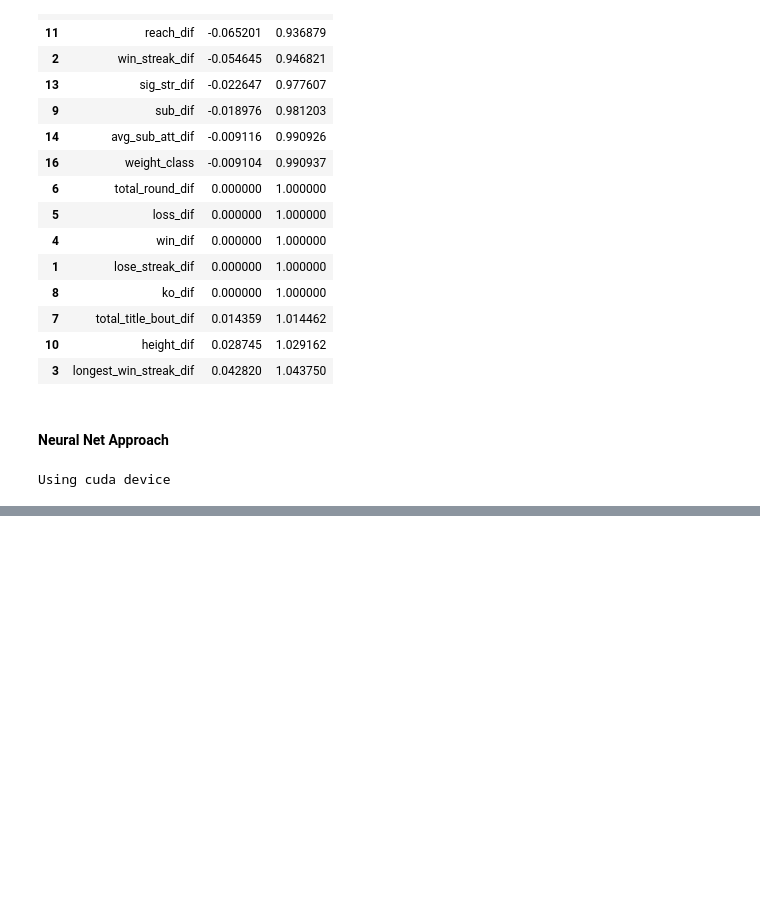
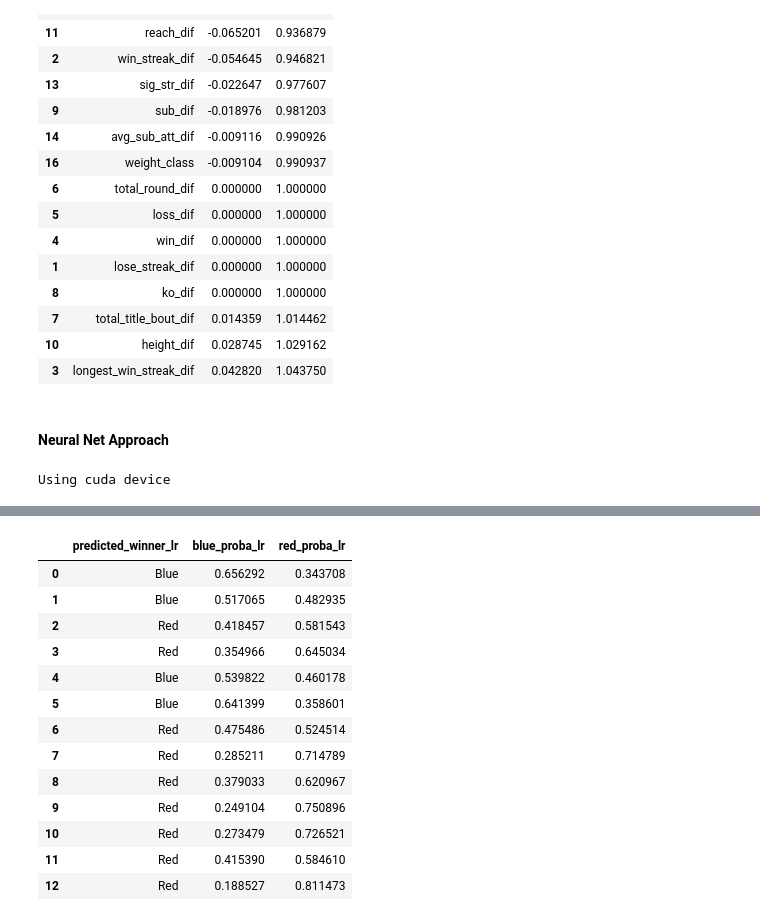
Before and after one commit to jpz129/ufc_bets, a Jupyter notebook: mma-bets/notebooks/1-exploration.ipynb, the cells around one changed output, grey strips where cells are left out. Drawn from its saved outputs; the diff is of its cells as text; code cells hidden in the pictures; blank space fills up the shorter version.

```diff
--- a/mma-bets/notebooks/1-exploration.ipynb
+++ b/mma-bets/notebooks/1-exploration.ipynb
@@ -1329,0 +1470,28 @@ Done!
+# %%
+def odds_grouper(x):
+
+    if x <= -290.0:
+
+        return 0
+
+    elif x > -290.0 and x <= -185.0:
+
+        return 1
+
+    elif x > -185.0 and x <= -120.0:
+
+        return 2
+
+    elif x > -120.0 and x <= 145.0:
+
+        return 3
+
+    else:
+
+        return 4
+
+nw['group'] = nw['R_odds'].apply(odds_grouper)
+# %%
+cols[0] = 'group'
+
+nw = nw[cols]
@@ -1329,0 +1507,31 @@ Done!
+# %%
+scaler = StandardScaler()
+
+vals = scaler.fit_transform(nw.values)
+# %%
+log_reg_preds = final_model.predict(vals)
+log_reg_probas = final_model.predict_proba(vals)
+
+blue_probas = [i[0] for i in log_reg_probas]
+red_probas = [i[1] for i in log_reg_probas]
+
+log_reg_df = pd.DataFrame({'predicted_winner_lr': log_reg_preds,
+                           'blue_proba_lr': blue_probas,
+                           'red_proba_lr': red_probas})
+
+log_reg_df
+# %% [output]
+|  | predicted_winner_lr | blue_proba_lr | red_proba_lr |
+| 0 | Blue | 0.656292 | 0.343708 |
+| 1 | Blue | 0.517065 | 0.482935 |
+| 2 | Red | 0.418457 | 0.581543 |
+| 3 | Red | 0.354966 | 0.645034 |
+| 4 | Blue | 0.539822 | 0.460178 |
+| 5 | Blue | 0.641399 | 0.358601 |
+| 6 | Red | 0.475486 | 0.524514 |
+| 7 | Red | 0.285211 | 0.714789 |
+| 8 | Red | 0.379033 | 0.620967 |
+| 9 | Red | 0.249104 | 0.750896 |
+| 10 | Red | 0.273479 | 0.726521 |
+| 11 | Red | 0.415390 | 0.584610 |
+| 12 | Red | 0.188527 | 0.811473 |
```
Also changed, not shown: parts of 35 cells of this notebook.
